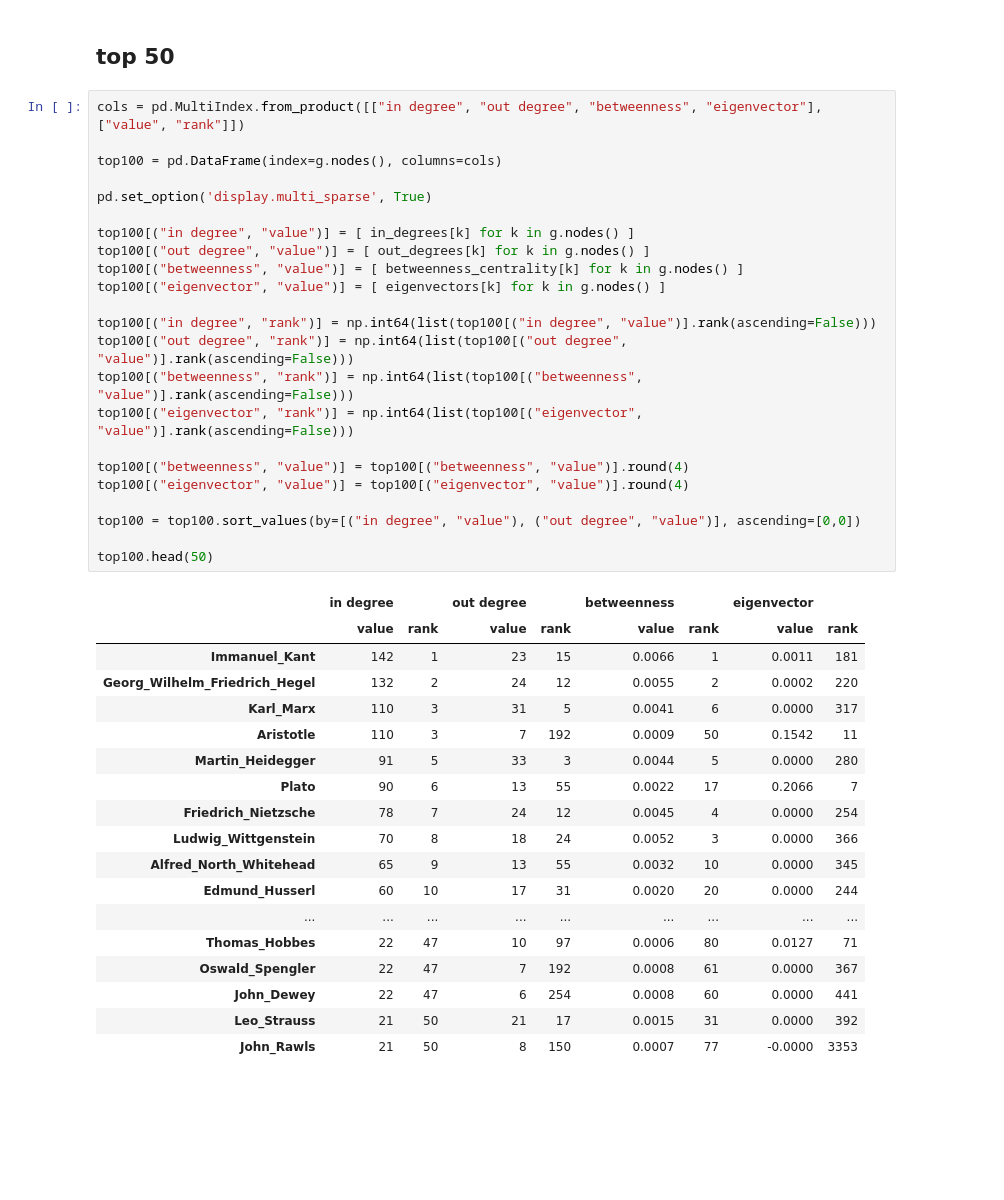
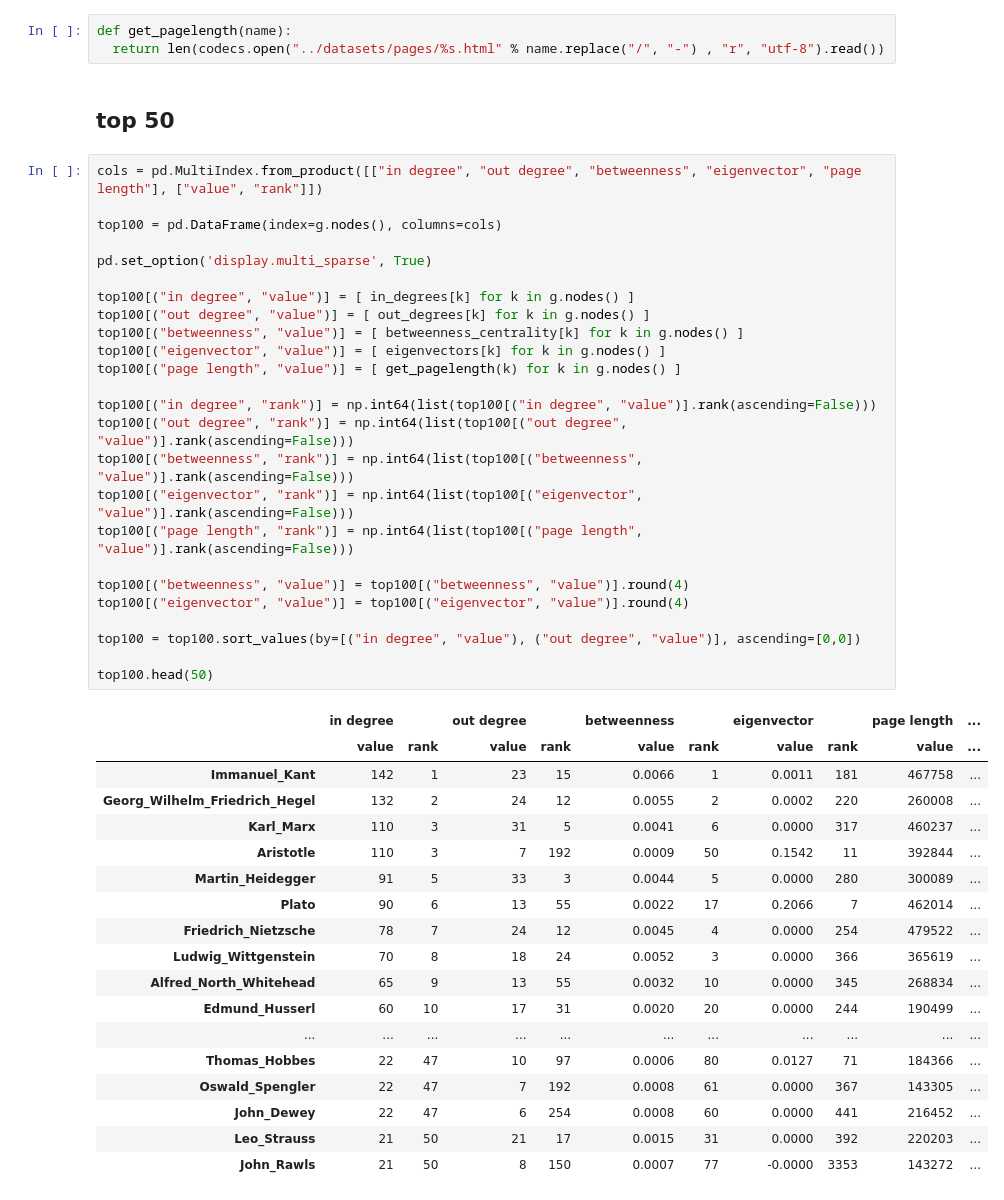
Before and after one commit to taniki/comp.soc-of-philosophy, a Jupyter notebook: reports/influences.gexf - statistics.ipynb, the cells around one changed output. Drawn from its saved outputs; the diff is of its cells as text; blank space fills up the shorter version.

```diff
--- a/reports/influences.gexf - statistics.ipynb
+++ b/reports/influences.gexf - statistics.ipynb
@@ -140,47 +141,52 @@ print k_core.nodes()
 g_without_kcore = g.subgraph(list(set(g.nodes()) - set(k_core.nodes())))
 # %%
 nx.write_gexf(g_without_kcore, "../datasets/influences.nocore.gexf", encoding="utf-8")
+# %%
+def get_pagelength(name):
+  return len(codecs.open("../datasets/pages/%s.html" % name.replace("/", "-") , "r", "utf-8").read())
 # %% [markdown]
 ## top 50
 # %%
-cols = pd.MultiIndex.from_product([["in degree", "out degree", "betweenness", "eigenvector"], ["value", "rank"]])
+cols = pd.MultiIndex.from_product([["in degree", "out degree", "betweenness", "eigenvector", "page length"], ["value", "rank"]])
 
 top100 = pd.DataFrame(index=g.nodes(), columns=cols)
 
 pd.set_option('display.multi_sparse', True)
 
 top100[("in degree", "value")] = [ in_degrees[k] for k in g.nodes() ]
 top100[("out degree", "value")] = [ out_degrees[k] for k in g.nodes() ]
 top100[("betweenness", "value")] = [ betweenness_centrality[k] for k in g.nodes() ]
 top100[("eigenvector", "value")] = [ eigenvectors[k] for k in g.nodes() ]
+top100[("page length", "value")] = [ get_pagelength(k) for k in g.nodes() ]
 
 top100[("in degree", "rank")] = np.int64(list(top100[("in degree", "value")].rank(ascending=False)))
 top100[("out degree", "rank")] = np.int64(list(top100[("out degree", "value")].rank(ascending=False)))
 top100[("betweenness", "rank")] = np.int64(list(top100[("betweenness", "value")].rank(ascending=False)))
 top100[("eigenvector", "rank")] = np.int64(list(top100[("eigenvector", "value")].rank(ascending=False)))
+top100[("page length", "rank")] = np.int64(list(top100[("page length", "value")].rank(ascending=False)))
 
 top100[("betweenness", "value")] = top100[("betweenness", "value")].round(4)
 top100[("eigenvector", "value")] = top100[("eigenvector", "value")].round(4)
 
 top100 = top100.sort_values(by=[("in degree", "value"), ("out degree", "value")], ascending=[0,0])
 
 top100.head(50)
 # %% [output]
-|  | in degree |  | out degree |  | betweenness |  | eigenvector |  |
-|  | value | rank | value | rank | value | rank | value | rank |
-| Immanuel_Kant | 142 | 1 | 23 | 15 | 0.0066 | 1 | 0.0011 | 181 |
-| Georg_Wilhelm_Friedrich_Hegel | 132 | 2 | 24 | 12 | 0.0055 | 2 | 0.0002 | 220 |
-| Karl_Marx | 110 | 3 | 31 | 5 | 0.0041 | 6 | 0.0000 | 317 |
-| Aristotle | 110 | 3 | 7 | 192 | 0.0009 | 50 | 0.1542 | 11 |
-| Martin_Heidegger | 91 | 5 | 33 | 3 | 0.0044 | 5 | 0.0000 | 280 |
-| Plato | 90 | 6 | 13 | 55 | 0.0022 | 17 | 0.2066 | 7 |
-| Friedrich_Nietzsche | 78 | 7 | 24 | 12 | 0.0045 | 4 | 0.0000 | 254 |
-| Ludwig_Wittgenstein | 70 | 8 | 18 | 24 | 0.0052 | 3 | 0.0000 | 366 |
-| Alfred_North_Whitehead | 65 | 9 | 13 | 55 | 0.0032 | 10 | 0.0000 | 345 |
-| Edmund_Husserl | 60 | 10 | 17 | 31 | 0.0020 | 20 | 0.0000 | 244 |
-| ... | ... | ... | ... | ... | ... | ... | ... | ... |
-| Thomas_Hobbes | 22 | 47 | 10 | 97 | 0.0006 | 80 | 0.0127 | 71 |
-| Oswald_Spengler | 22 | 47 | 7 | 192 | 0.0008 | 61 | 0.0000 | 367 |
-| John_Dewey | 22 | 47 | 6 | 254 | 0.0008 | 60 | 0.0000 | 441 |
-| Leo_Strauss | 21 | 50 | 21 | 17 | 0.0015 | 31 | 0.0000 | 392 |
-| John_Rawls | 21 | 50 | 8 | 150 | 0.0007 | 77 | -0.0000 | 3353 |
+|  | in degree |  | out degree |  | betweenness |  | eigenvector |  | page length | ... |
+|  | value | rank | value | rank | value | rank | value | rank | value | ... |
+| Immanuel_Kant | 142 | 1 | 23 | 15 | 0.0066 | 1 | 0.0011 | 181 | 467758 | ... |
+| Georg_Wilhelm_Friedrich_Hegel | 132 | 2 | 24 | 12 | 0.0055 | 2 | 0.0002 | 220 | 260008 | ... |
+| Karl_Marx | 110 | 3 | 31 | 5 | 0.0041 | 6 | 0.0000 | 317 | 460237 | ... |
+| Aristotle | 110 | 3 | 7 | 192 | 0.0009 | 50 | 0.1542 | 11 | 392844 | ... |
+| Martin_Heidegger | 91 | 5 | 33 | 3 | 0.0044 | 5 | 0.0000 | 280 | 300089 | ... |
+| Plato | 90 | 6 | 13 | 55 | 0.0022 | 17 | 0.2066 | 7 | 462014 | ... |
+| Friedrich_Nietzsche | 78 | 7 | 24 | 12 | 0.0045 | 4 | 0.0000 | 254 | 479522 | ... |
+| Ludwig_Wittgenstein | 70 | 8 | 18 | 24 | 0.0052 | 3 | 0.0000 | 366 | 365619 | ... |
+| Alfred_North_Whitehead | 65 | 9 | 13 | 55 | 0.0032 | 10 | 0.0000 | 345 | 268834 | ... |
+| Edmund_Husserl | 60 | 10 | 17 | 31 | 0.0020 | 20 | 0.0000 | 244 | 190499 | ... |
+| ... | ... | ... | ... | ... | ... | ... | ... | ... | ... | ... |
+| Thomas_Hobbes | 22 | 47 | 10 | 97 | 0.0006 | 80 | 0.0127 | 71 | 184366 | ... |
+| Oswald_Spengler | 22 | 47 | 7 | 192 | 0.0008 | 61 | 0.0000 | 367 | 143305 | ... |
+| John_Dewey | 22 | 47 | 6 | 254 | 0.0008 | 60 | 0.0000 | 441 | 216452 | ... |
+| Leo_Strauss | 21 | 50 | 21 | 17 | 0.0015 | 31 | 0.0000 | 392 | 220203 | ... |
+| John_Rawls | 21 | 50 | 8 | 150 | 0.0007 | 77 | -0.0000 | 3353 | 143272 | ... |
```
Also changed, not shown: parts of 1 cell of this notebook, 9 other files.
